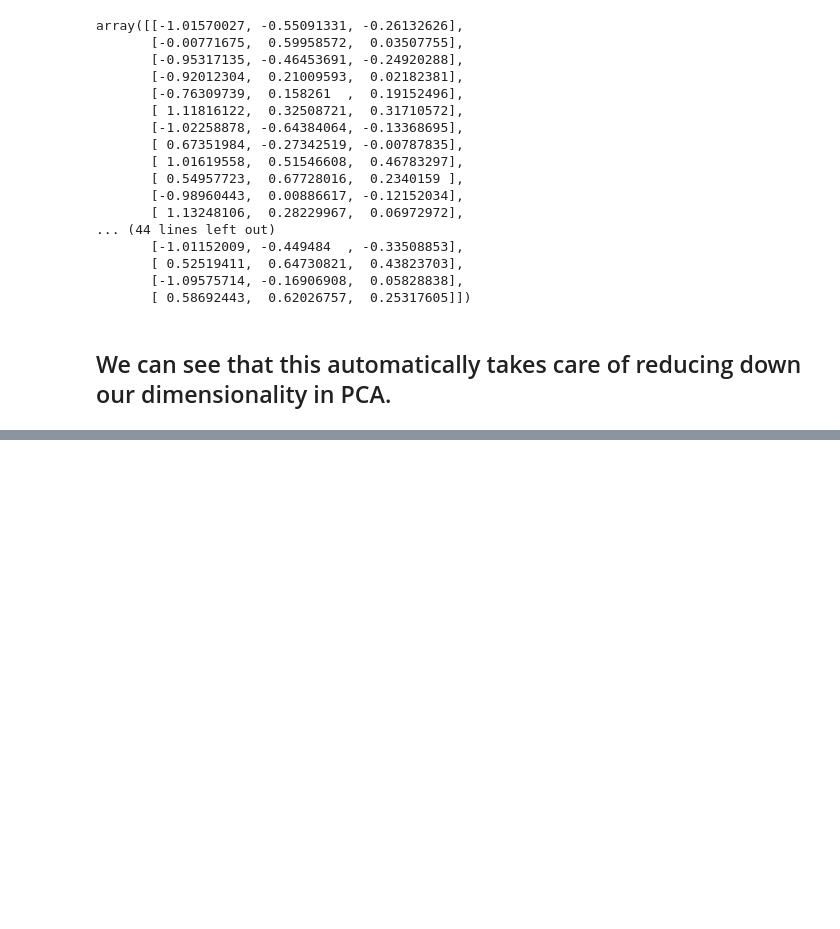
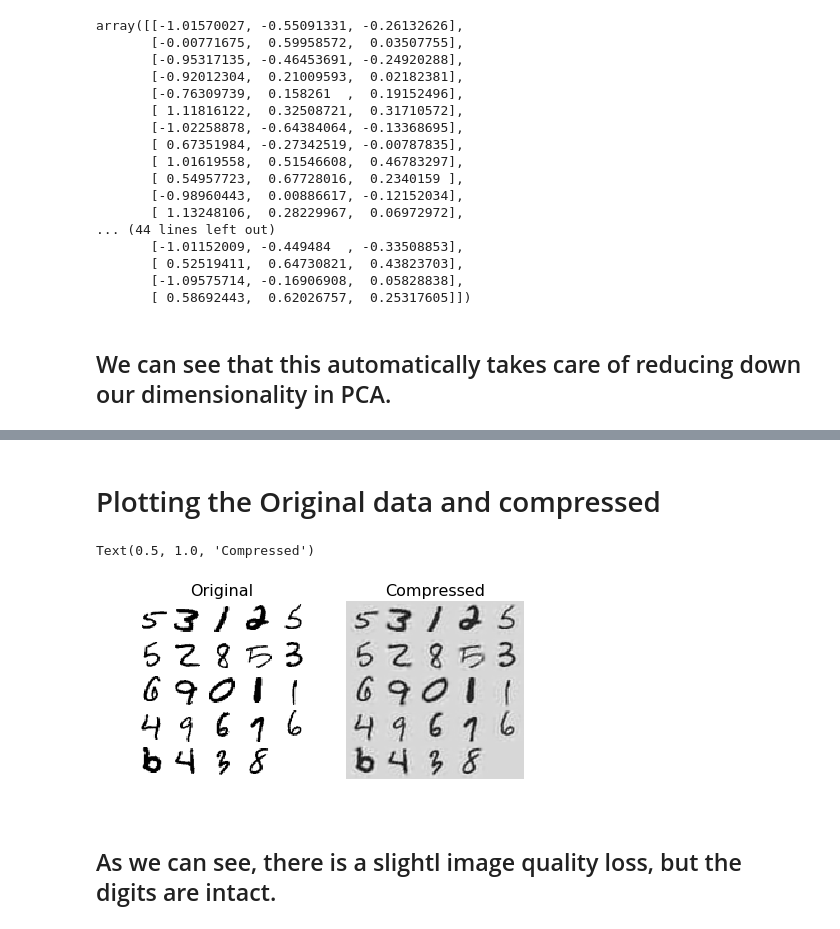
Before and after one commit to davejscott/Machine-learning-w-tensorflow-python, a Jupyter notebook: Dimensionality Reduction.ipynb, the cells around one changed output, grey strips where cells are left out. Cells and saved outputs as stored; diff of their text form; code cells hidden in the pictures; blank space fills up the shorter version.

```diff
--- a/Dimensionality Reduction.ipynb
+++ b/Dimensionality Reduction.ipynb
@@ -166,0 +174,43 @@ array([[-1.01570027, -0.55091331, -0.26132626],
+# %%
+from sklearn.datasets import fetch_mldata
+mnist = fetch_mldata('MNIST original')
+X, y = mnist["data"[:50000]], mnist["target"[:50000]]
+# %%
+from sklearn.model_selection import train_test_split
+X_train, X_test, y_train, y_test = train_test_split(X, y, test_size=0.2)
+shuffle_index=np.random.permutation(50000)
+X_train, y_train = X_train[shuffle_index], y_train[shuffle_index]
+# %%
+pca = PCA(n_components = 154)
+X_reduced = pca.fit_transform(X_train)
+X_recovered = pca.inverse_transform(X_reduced)
+# %% [markdown]
+# Plotting the Original data and compressed
+# %%
+def plot_digits(instances, images_per_row=5, **options):
+    size = 28
+    images_per_row = min(len(instances), images_per_row)
+    images = [instance.reshape(size,size) for instance in instances]
+    n_rows = (len(instances) - 1) // images_per_row + 1
+    row_images = []
+    n_empty = n_rows * images_per_row - len(instances)
+    images.append(np.zeros((size, size * n_empty)))
+    for row in range(n_rows):
+        rimages = images[row * images_per_row : (row + 1) * images_per_row]
+        row_images.append(np.concatenate(rimages, axis=1))
+    image = np.concatenate(row_images, axis=0)
+    plt.imshow(image, cmap = mpl.cm.binary, **options)
+    plt.axis("off")
+# %%
+plt.figure(figsize=(7, 4))
+plt.subplot(121)
+plot_digits(X_train[::2100])
+plt.title("Original", fontsize=16)
+plt.subplot(122)
+plot_digits(X_recovered[::2100])
+plt.title("Compressed", fontsize=16)
+# %% [output]
+Text(0.5, 1.0, 'Compressed')
+[figure, added]
+# %% [markdown]
+## As we can see, there is a slightl image quality loss, but the digits are intact.
```
Also changed, not shown: parts of 13 cells of this notebook.
